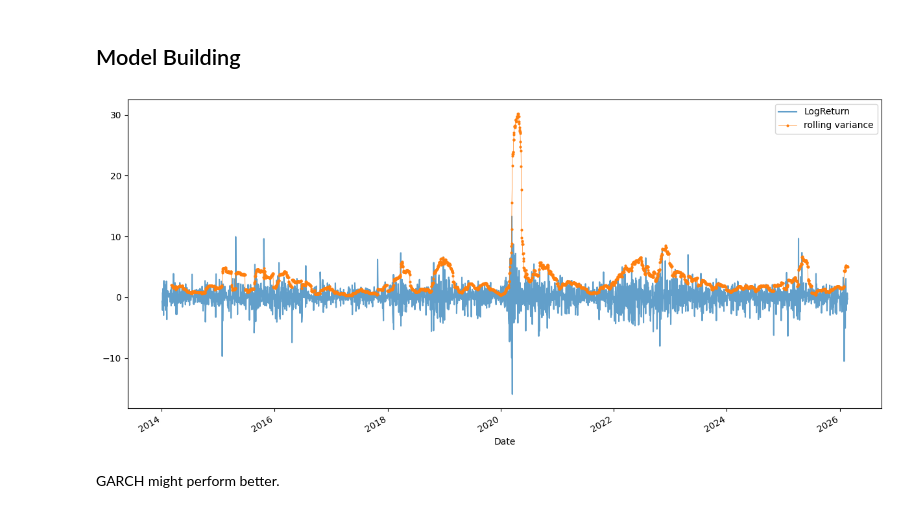
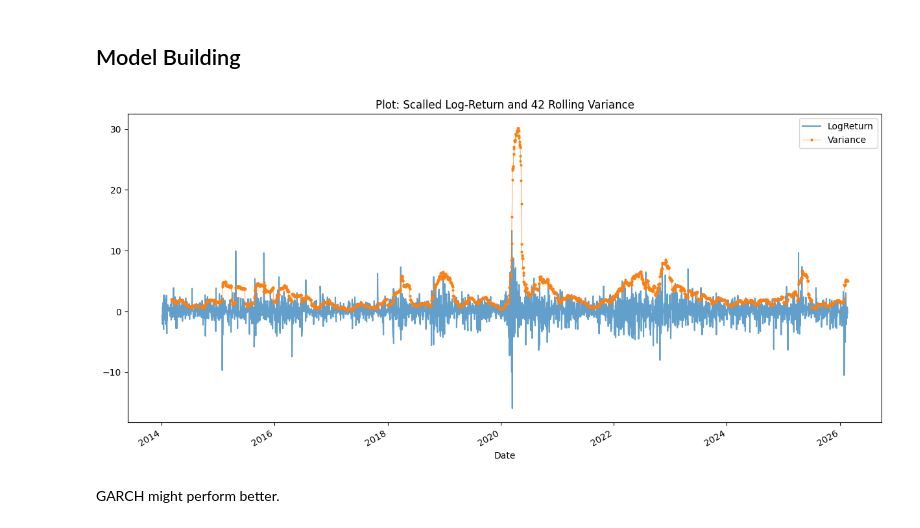
Before and after one commit to shashankgarewal/Time-Series-Analysis-Forecasting, a Jupyter notebook: notebooks/03_baseline_model.ipynb, the cells around one changed output. Cells and saved outputs as stored; diff of their text form; code cells hidden in the pictures.

```diff
--- a/notebooks/03_baseline_model.ipynb
+++ b/notebooks/03_baseline_model.ipynb
@@ -64,14 +64,16 @@ TARGET = 1 # in days
 # scaling for numeric stability
 r_pct = df['LogReturn'].dropna() * 100
 # %%
+roll = 42
 plt.figure(figsize=(15, 7))
 (r_pct).plot(legend=True, alpha=0.7)
 #(r_pct ** 2).plot(legend=True, label='variance')
-(r_pct).rolling(42).var().plot(legend=True, label='rolling variance',
+(r_pct).rolling(roll).var().plot(legend=True, label='Variance',
                                marker='o', markersize=2, linewidth=0.5)
+plt.title(f"Plot: Scalled Log-Return and {roll} Rolling Variance")
 plt.show()
 # %% [output]
-[figure, old version]
+[figure, new version]
 # %% [markdown]
 GARCH might perform better.
 # %%
```
Also changed, not shown: parts of 12 cells of this notebook.
